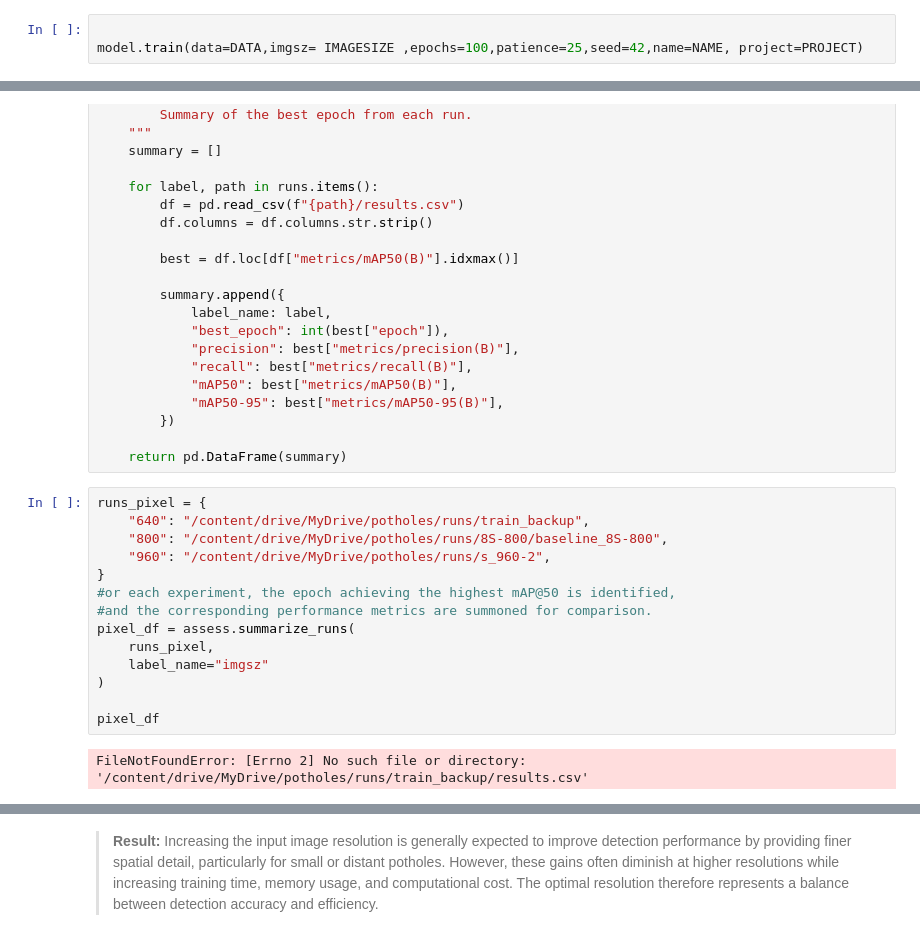
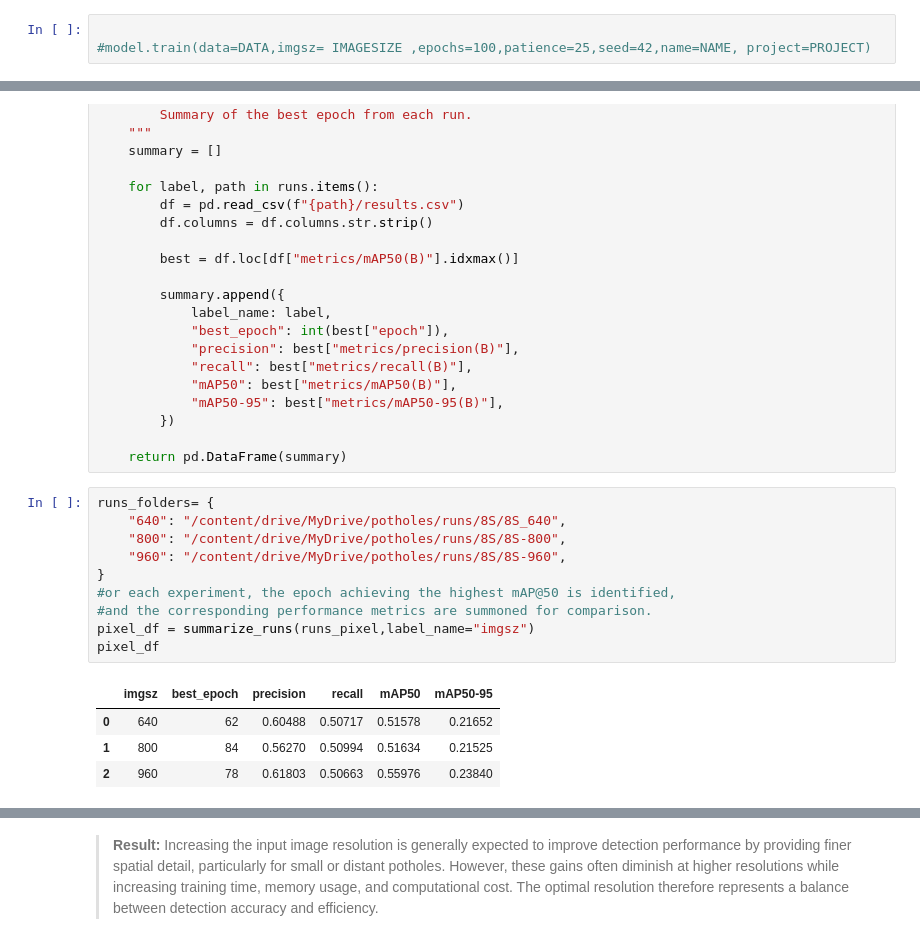
Before and after one commit to kibwale/nipe_macho, a Jupyter notebook: notebooks/testing_new_data.ipynb, the cells around one changed output, grey strips where cells are left out. Cells and saved outputs as stored; diff of their text form.

```diff
--- a/notebooks/testing_new_data.ipynb
+++ b/notebooks/testing_new_data.ipynb
@@ -338,7 +335,7 @@ model = YOLO("yolov26s.pt")
  The input image resolution and YOLO architecture are varied according to the experiment. Unless otherwise stated, all experiments use the same training configuration to ensure a fair comparison between models.
 # %%
 
-model.train(data=DATA,imgsz= IMAGESIZE ,epochs=100,patience=25,seed=42,name=NAME, project=PROJECT)
+#model.train(data=DATA,imgsz= IMAGESIZE ,epochs=100,patience=25,seed=42,name=NAME, project=PROJECT)
 # %% [output]
 Ultralytics 8.4.102 🚀 Python-3.12.13 torch-2.11.0+cu128 CUDA:0 (Tesla T4, 14913MiB)
 engine/trainer: agnostic_nms=False, amp=True, angle=1.0, augment=False, auto_augment=randaugment, batch=16, bgr=0.0, box=7.5, cache=False, cfg=None, classes=None, close_mosaic=10, cls=0.5, cls_pw=0.0, ...
@@ -481,19 +461,18 @@ def summarize_runs(runs, label_name):
 
     return pd.DataFrame(summary)
 # %%
-runs_pixel = {
-    "640": "/content/drive/MyDrive/potholes/runs/train_backup",
-    "800": "/content/drive/MyDrive/potholes/runs/8S-800/baseline_8S-800",
-    "960": "/content/drive/MyDrive/potholes/runs/s_960-2",
+runs_folders= {
+    "640": "/content/drive/MyDrive/potholes/runs/8S/8S_640",
+    "800": "/content/drive/MyDrive/potholes/runs/8S/8S-800",
+    "960": "/content/drive/MyDrive/potholes/runs/8S/8S-960",
 }
 #or each experiment, the epoch achieving the highest mAP@50 is identified,
 #and the corresponding performance metrics are summoned for comparison.
-pixel_df = assess.summarize_runs(
-    runs_pixel,
-    label_name="imgsz"
-)
-
+pixel_df = summarize_runs(runs_pixel,label_name="imgsz")
 pixel_df
 # %% [output]
-FileNotFoundError: [Errno 2] No such file or directory: '/content/drive/MyDrive/potholes/runs/train_backup/results.csv'
+|  | imgsz | best_epoch | precision | recall | mAP50 | mAP50-95 |
+| 0 | 640 | 62 | 0.60488 | 0.50717 | 0.51578 | 0.21652 |
+| 1 | 800 | 84 | 0.56270 | 0.50994 | 0.51634 | 0.21525 |
+| 2 | 960 | 78 | 0.61803 | 0.50663 | 0.55976 | 0.23840 |
 # %%
```
Also changed, not shown: parts of 32 cells of this notebook.
